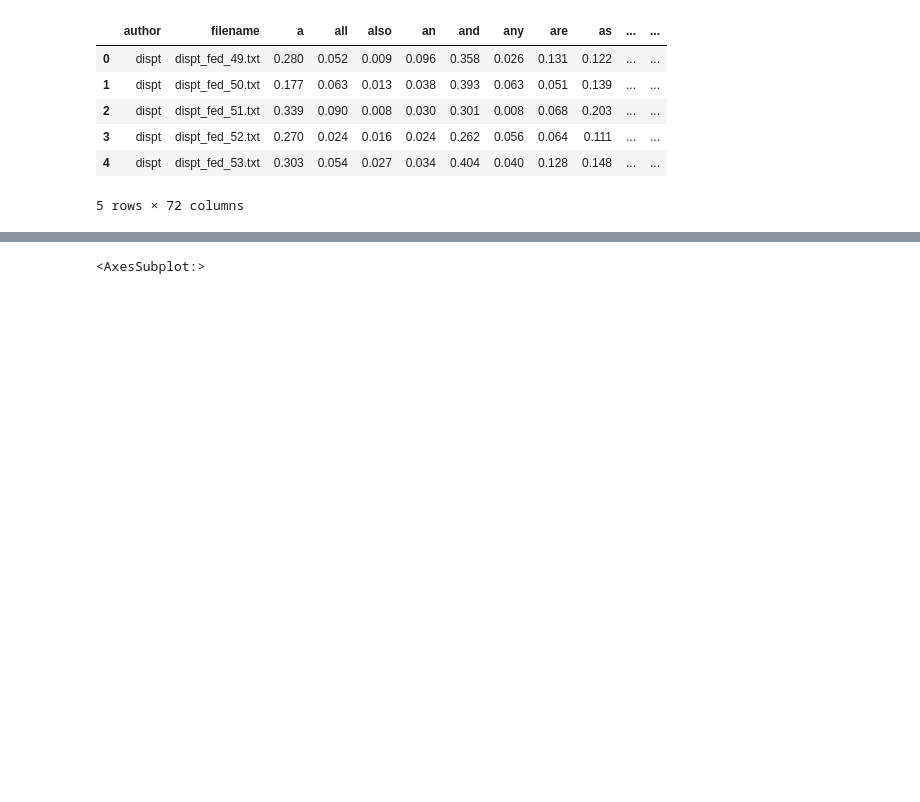
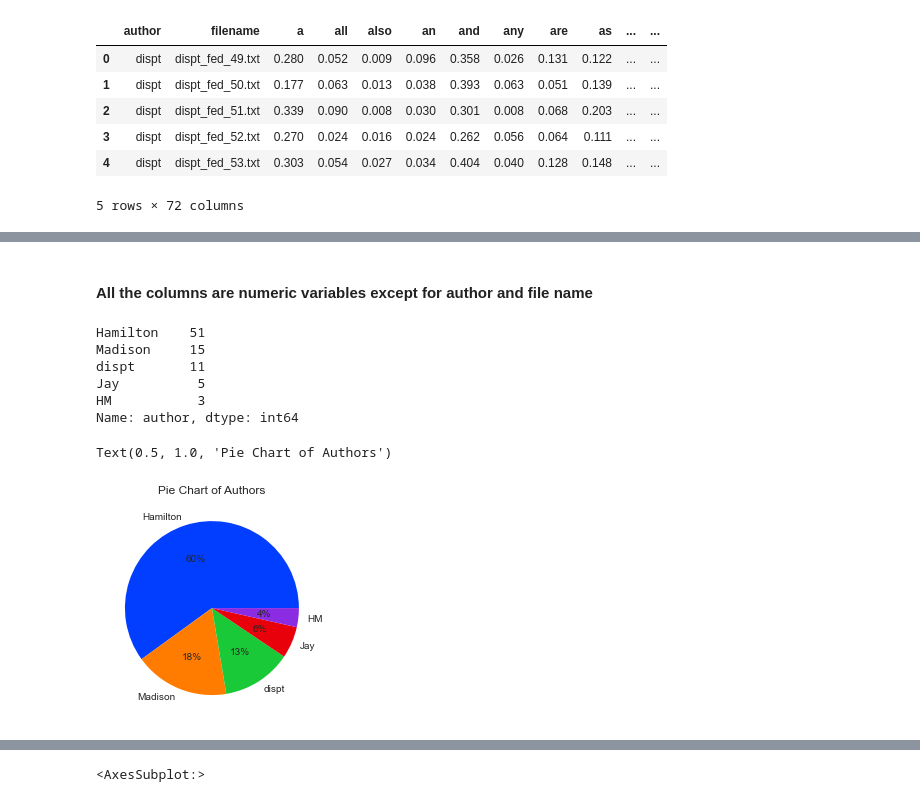
Before and after one commit to chaithrakc/syr_ads_machine_learning, a Jupyter notebook: week04clustering/hw04/Chaithra-HW04-CLUSTERING.ipynb, the cells around one changed output, grey strips where cells are left out. Drawn from its saved outputs; the diff is of its cells as text; code cells hidden in the pictures; blank space fills up the shorter version.

```diff
--- a/week04clustering/hw04/HW04-CLUSTERING.ipynb
+++ b/week04clustering/hw04/Chaithra-HW04-CLUSTERING.ipynb
@@ -27,0 +52,20 @@ federalist_papers.head()
+# %% [markdown]
+#### All the columns are numeric variables except for author and file name
+# %%
+# number of federal papers
+federalist_papers.author.value_counts()
+# %% [output]
+Hamilton    51
+Madison     15
+dispt       11
+Jay          5
+HM           3
+Name: author, dtype: int64
+# %%
+plt.pie(federalist_papers.author.value_counts(), labels = ['Hamilton','Madison','dispt','Jay','HM'],
+        colors = sns.color_palette('bright'),
+        autopct = '%0.0f%%')
+plt.title('Pie Chart of Authors')
+# %% [output]
+Text(0.5, 1.0, 'Pie Chart of Authors')
+[figure, added]
```
Also changed, not shown: parts of 25 cells of this notebook, 4 other files.
